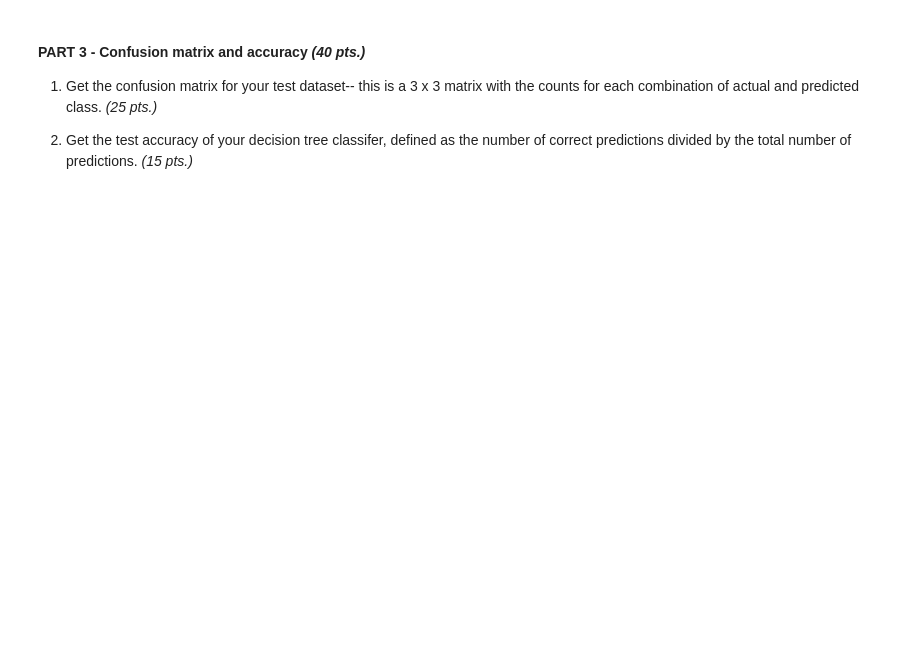
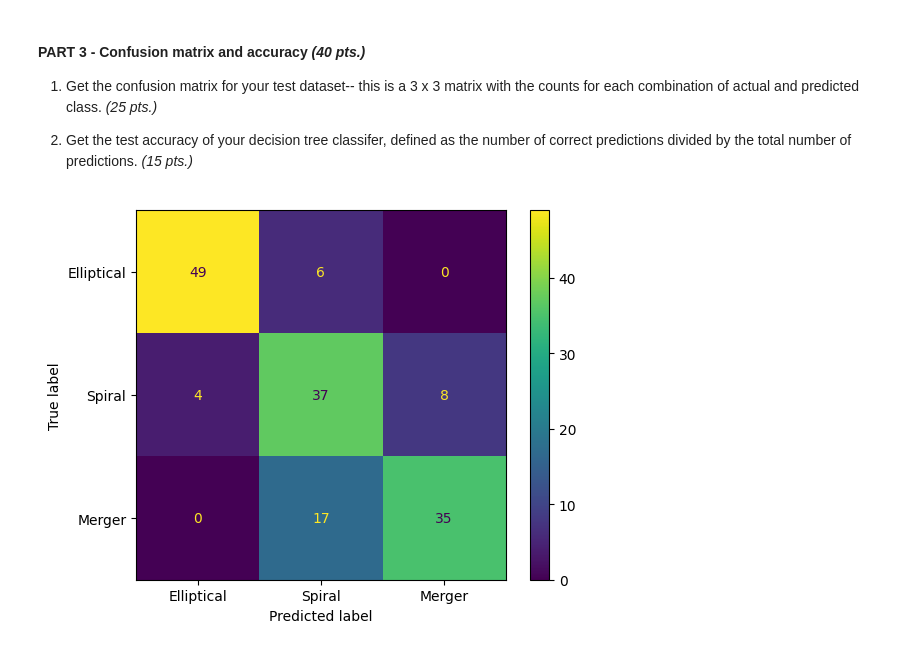
Before and after one commit to Damalius/Applied-Physics-157, a Jupyter notebook: Estacio_lab_assignment_A2.ipynb, the cells around one changed output. Cells and saved outputs as stored; diff of their text form; code cells hidden in the pictures; blank space fills up the shorter version.

````diff
--- a/Estacio_lab_assignment_A2.ipynb
+++ b/Estacio_lab_assignment_A2.ipynb
@@ -146,0 +115,14 @@ TypeError: Cannot interpret '13' as a data type
+# %%
+def get_features_targets(data_DF):
+  features = data_DF[data_DF.columns[0:10]]
+  features["Cu"] = data_DF["petroR50_u"]/data_DF["petroR90_u"]
+  features["Cr"] = data_DF["petroR50_r"]/data_DF["petroR90_r"]
+  features["Cz"] = data_DF["petroR50_z"]/data_DF["petroR90_z"]
+  targets = data_DF[data_DF.columns[16]]
+  return features, targets
+
+features, targets = get_features_targets(data_DF)
+print("Features shape:", features.shape)
+print("Targets shape:", targets.shape)
+print(data_DF)
+print(features)
@@ -163,3 +178,20 @@ predicted_class, actual_class = predict_class(data)
 for i in np.arange(3):
    print("%d, %s, %s" & (i, predicted_class[i], actual_class[i]))
 ```
+# %%
+from sklearn.model_selection import train_test_split
+from sklearn.tree import DecisionTreeClassifier
+
+def predict_class(data):
+  features_train, features_test, targets_train, targets_test = train_test_split(features, targets, train_size = 0.8, test_size = 0.2
+                                                      , random_state = 42
+                                                      )
+
+  clf = DecisionTreeClassifier()
+  clf = clf.fit(features_train, targets_train)
+  targets_predict = pd.DataFrame(clf.predict(features_test))
+  return targets_predict, targets_test
+
+predicted_class, actual_class = predict_class(data)
+actual_class.reset_index(inplace = False)
+print(actual_class)
@@ -169,3 +214,13 @@ for i in np.arange(3):
 1. Get the confusion matrix for your test dataset-- this is a 3 x 3 matrix with the counts for each combination of actual and predicted class. *(25 pts.)*
 
 2. Get the test accuracy of your decision tree classifer, defined as the number of correct predictions divided by the total number of predictions. *(15 pts.)*
+# %%
+from sklearn import metrics
+import matplotlib.pyplot as plt
+
+confusion_matrix = metrics.confusion_matrix(actual_class, predicted_class)
+cm_display = metrics.ConfusionMatrixDisplay(confusion_matrix = confusion_matrix, display_labels = ["Elliptical", "Spiral", "Merger"])
+cm_display.plot()
+plt.show()
+# %% [output]
+[figure, added]
````
Also changed, not shown: parts of 4 cells of this notebook.
